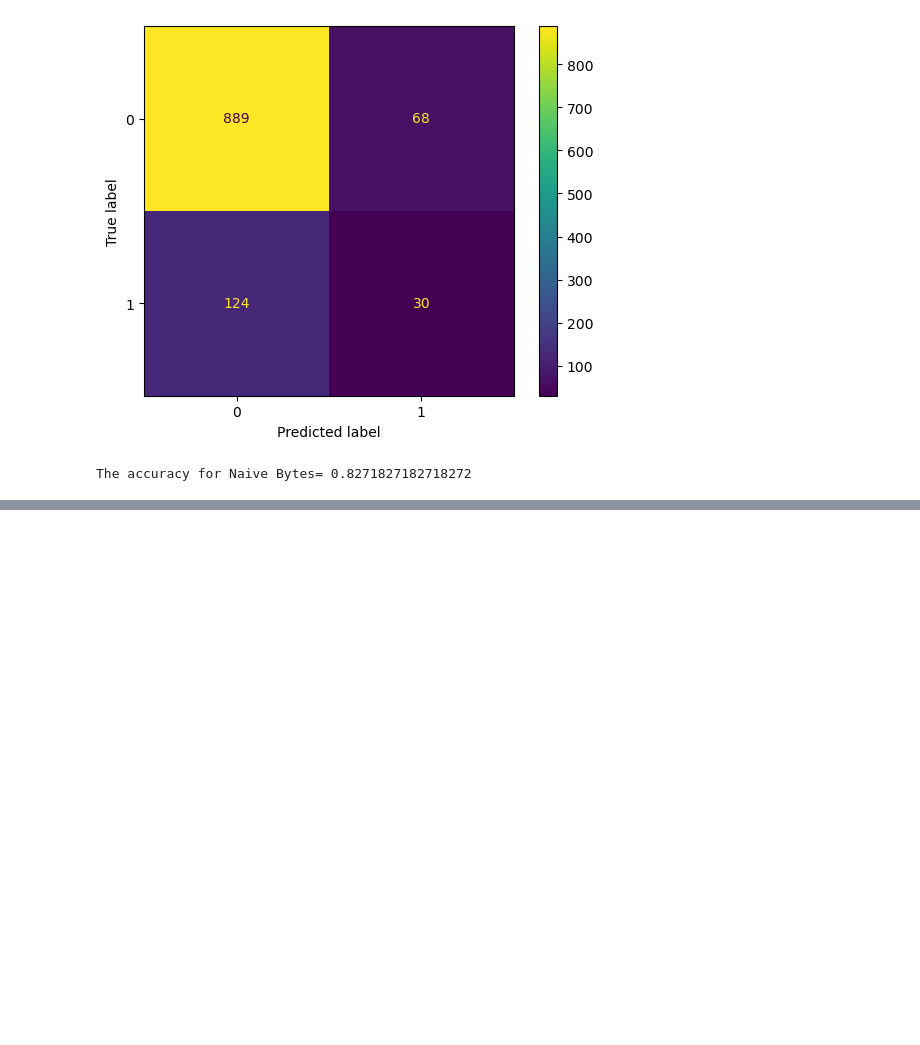
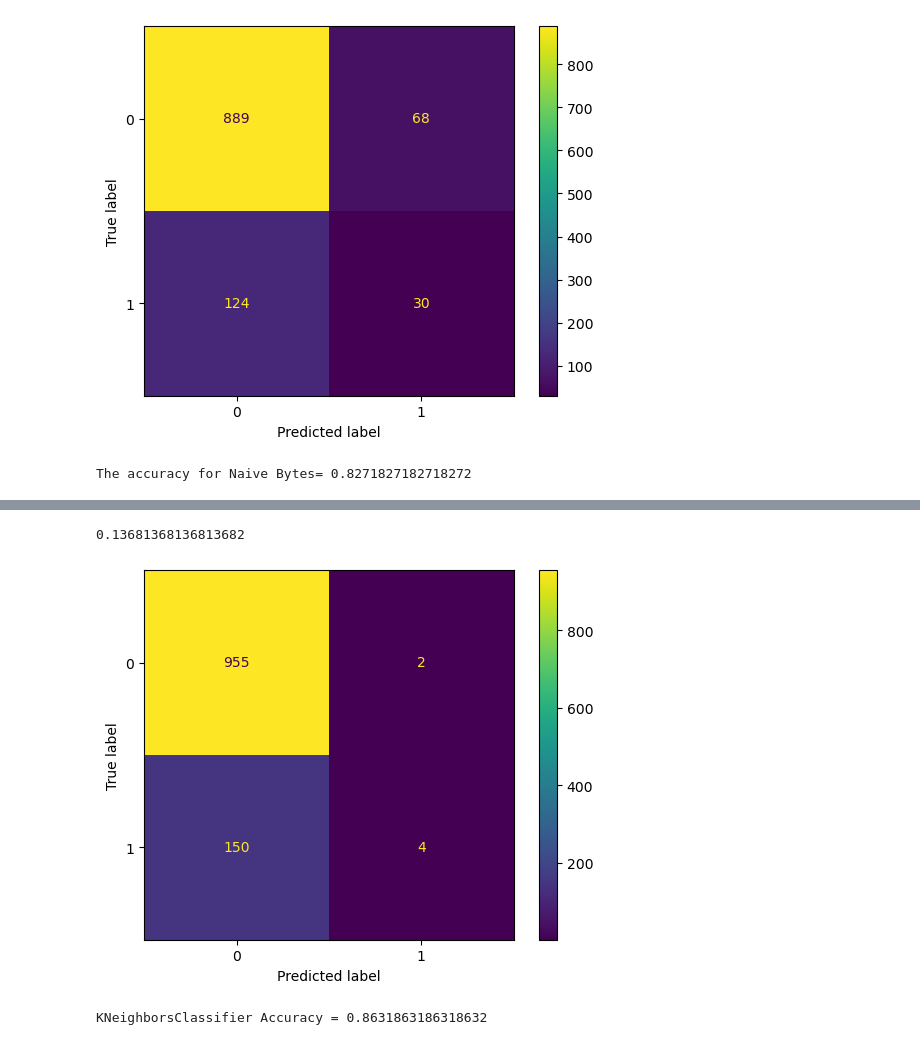
Before and after one commit to prathamagrawal/HeartBr, a Jupyter notebook: mlmodel.ipynb, the cells around one changed output, grey strips where cells are left out. Drawn from its saved outputs; the diff is of its cells as text; code cells hidden in the pictures; blank space fills up the shorter version.

```diff
--- a/mlmodel.ipynb
+++ b/mlmodel.ipynb
@@ -67,0 +112,8 @@ The accuracy for Naive Bytes= 0.8271827182718272
+# %%
+score=[]
+for i in range(1,26):
+    knnalgo=KNeighborsClassifier(n_neighbors=i)
+    knnalgo.fit(X_train,y_train)
+    y_pred=knnalgo.predict(X_test)
+    temp=mean_squared_error(y_test,y_pred)
+    score.append(temp)
@@ -67,0 +140,18 @@ The accuracy for Naive Bytes= 0.8271827182718272
+# %%
+knnalgo=KNeighborsClassifier(n_neighbors=26)
+knnalgo.fit(X_train, y_train)
+y_pred = knnalgo.predict(X_test)
+temp=mean_squared_error(y_test, y_pred)
+temp
+# %% [output]
+0.13681368136813682
+# %%
+plot_confusion_matrix(knnalgo, X_test, y_test)
+plt.show()
+# %% [output]
+[figure, added]
+# %%
+Accuracy=str((955+4)/(959+2+150))
+print("KNeighborsClassifier Accuracy = "+Accuracy)
+# %% [output]
+KNeighborsClassifier Accuracy = 0.8631863186318632
```
Also changed, not shown: parts of 11 cells of this notebook.
